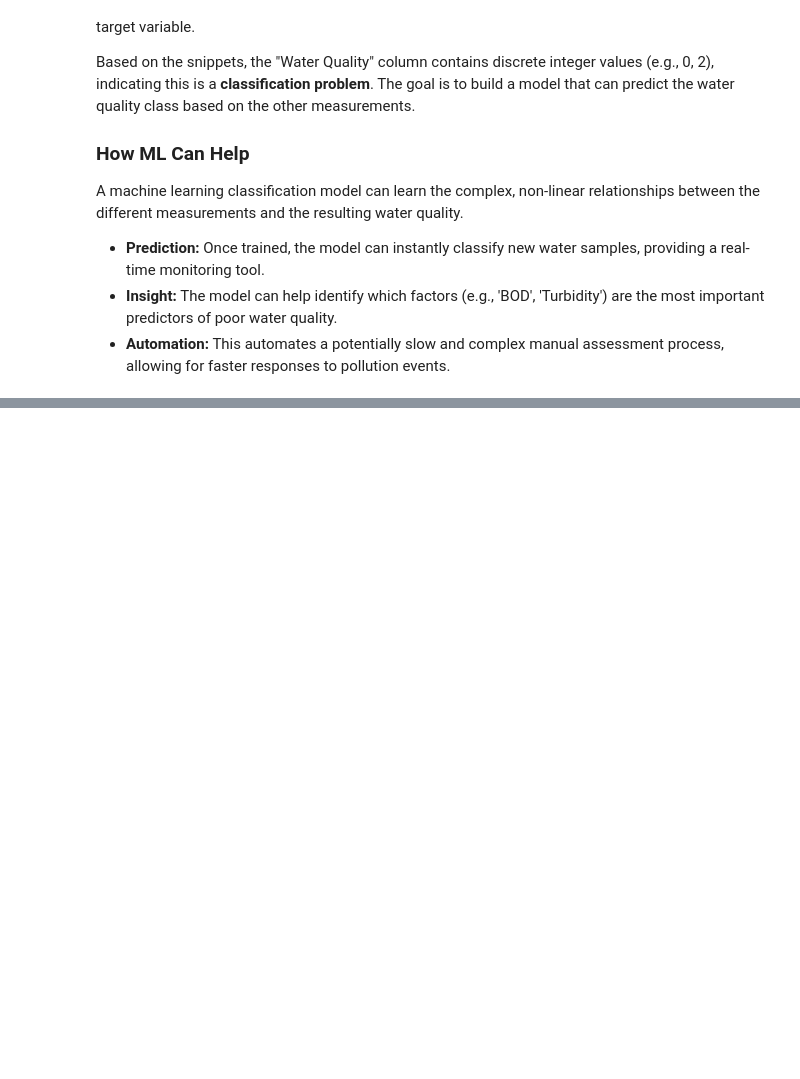
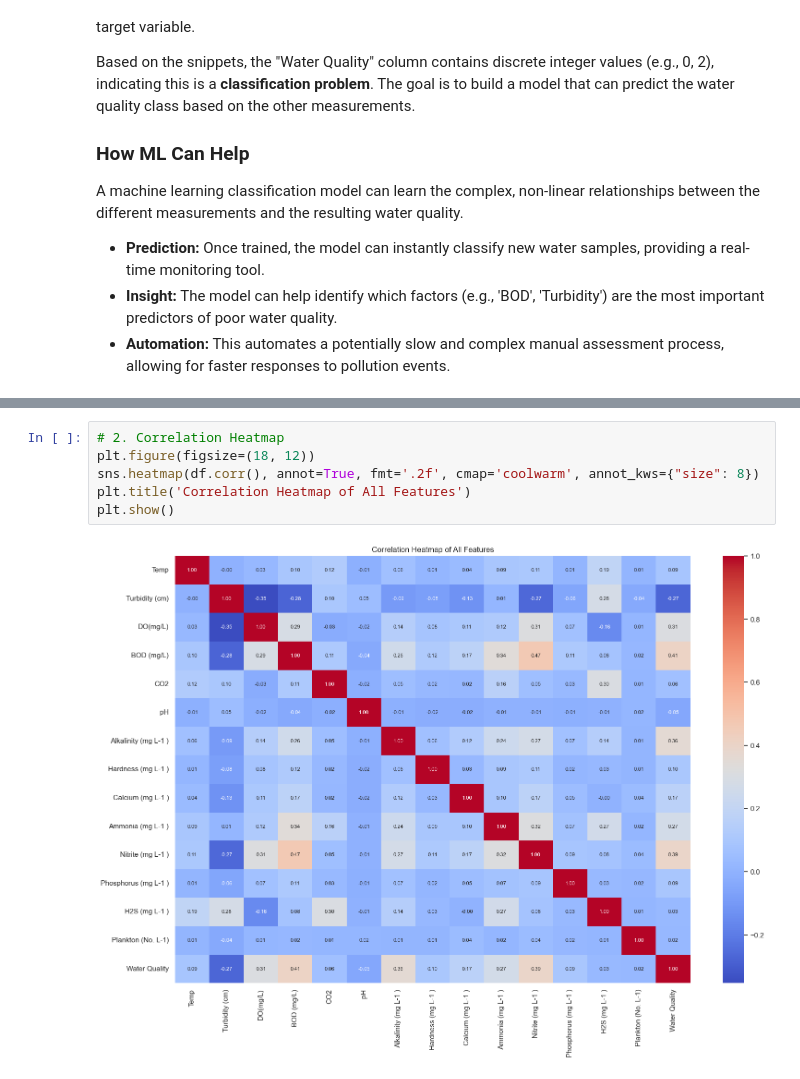
Before and after one commit to Techkene/catfish_water_quality_prediction, a Jupyter notebook: water_quality_prediction.ipynb, the cells around one changed output, grey strips where cells are left out. Saved outputs shown, nothing was run; the diff lists cells and outputs as text; blank space fills up the shorter version.

```diff
--- a/water_quality_prediction.ipynb
+++ b/water_quality_prediction.ipynb
@@ -103,0 +112,8 @@ Name: count, dtype: int64
+# %%
+# 2. Correlation Heatmap
+plt.figure(figsize=(18, 12))
+sns.heatmap(df.corr(), annot=True, fmt='.2f', cmap='coolwarm', annot_kws={"size": 8})
+plt.title('Correlation Heatmap of All Features')
+plt.show()
+# %% [output]
+[figure, added]
```
Also changed, not shown: parts of 19 cells of this notebook.
